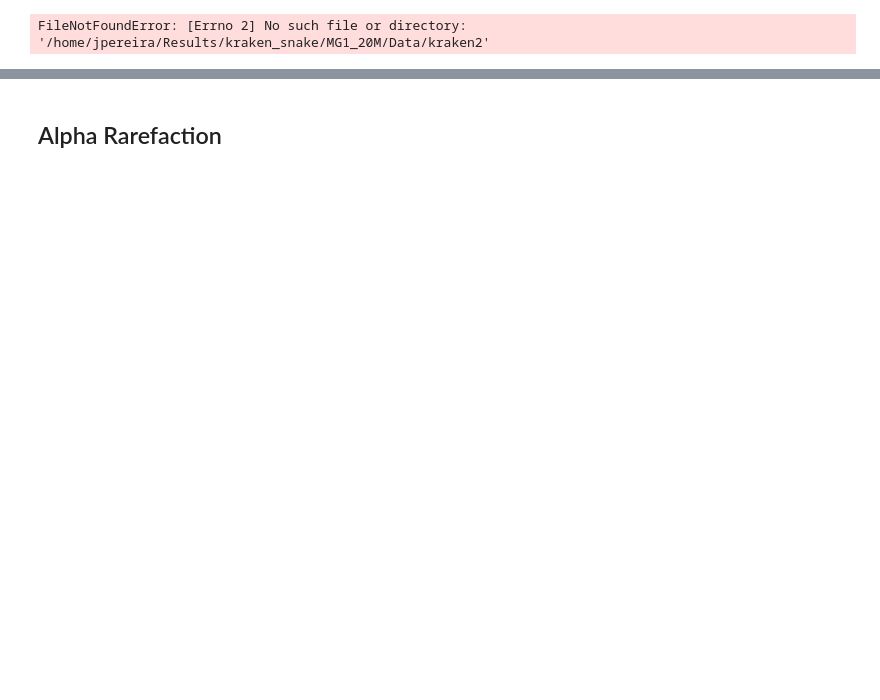
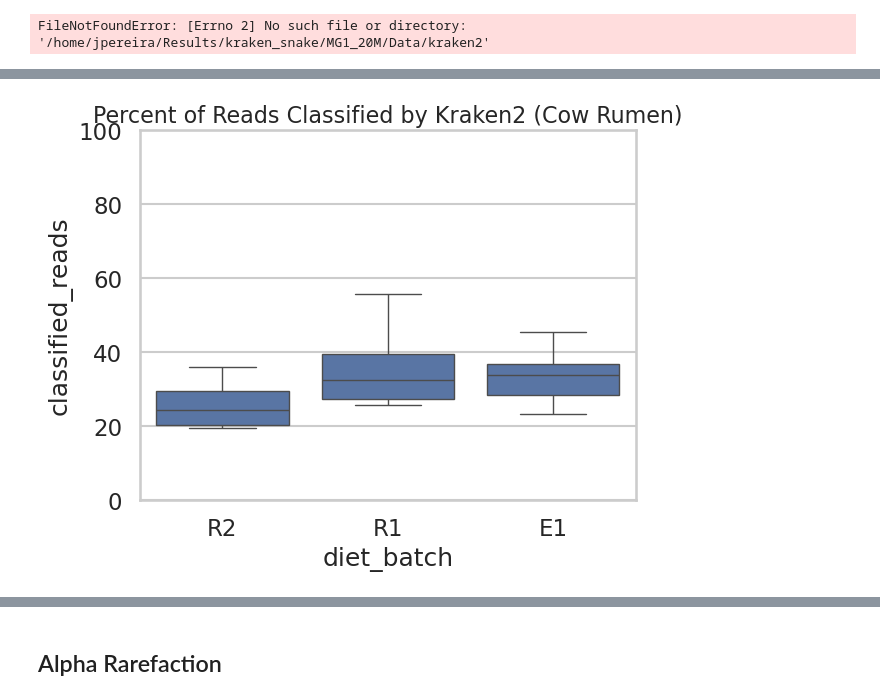
Before and after one commit to JPereira199/kraken_snake, a Jupyter notebook: scripts/old.diversity_clustering.ipynb, the cells around one changed output, grey strips where cells are left out. Cells and saved outputs as stored; diff of their text form; code cells hidden in the pictures; blank space fills up the shorter version.

```diff
--- a/scripts/old.diversity_clustering.ipynb
+++ b/scripts/old.diversity_clustering.ipynb
@@ -821 +984,61 @@ var_table_raw.to_csv(output_pcoa_dir / f"raw.{comparision_name}.tsv", sep='\t')
+# %%
+import subprocess
+from pathlib import Path
+import pandas as pd
+from utils.files_utils import load_metadata
+
+input_kraken_dirs = [
+    Path('/home/jpereira/Results/kraken_snake/MG1_cow_db/Data/kraken2/'),
+    Path('/home/jpereira/Results/kraken_snake/MG2_cow_db/Data/kraken2/')
+]
+input_metadata_tsv = [Path('/home/jpereira/Results/kraken_snake/MG1_MG2_cow_db/Groups/metadata/S/E1/metadata.tsv'),
+                      Path('/home/jpereira/Results/kraken_snake/MG1_MG2_cow_db/Groups/metadata/S/all_R//metadata.tsv')]
+params_id_col = 'mg_work_id'
+params_plot_group = 'diet_batch'
+params_title = 'Percent of Reads Classified by Kraken2 (Cow Rumen)'
+output_dir = Path("/home/jpereira/Results/kraken_snake/MG1_MG2_cow_db/kraken2/")
+
+output_dir.mkdir(exist_ok=True, parents=True)
+
+metadata_df = load_metadata(paths=input_metadata_tsv, id_col=params_id_col, sep='\t')
+
+
+samples, unclassified_percent = [], []
+
+for base in input_kraken_dirs:
+    for sample_dir in base.iterdir():
+        if not sample_dir.is_dir():
+            continue
+
+        report = sample_dir / f"{sample_dir.name}.kraken2.report"
+        if not report.exists():
+            print(f"Missing report for {sample_dir.name}")
+            continue
+
+        cmd = ["awk", '($4 == "U"){print $1}', str(report)]
+        res = subprocess.run(cmd, capture_output=True, text=True, check=True)
+        value = res.stdout.strip()
+        if value == "":
+            print(f"No 'U' line found in {report}")
+            continue
+
+        samples.append(sample_dir.name)
+        unclassified_percent.append(float(value))
+
+df = pd.DataFrame({params_id_col: samples, "unclassified_percent": unclassified_percent}) \
+       .sort_values(params_id_col).reset_index(drop=True)
+df['classified_reads'] = 100 - df['unclassified_percent']
+
+
+
+merge_df = pd.merge(df, metadata_df, on=params_id_col, how='inner' )
+
+sns.boxplot(data=merge_df, x=params_plot_group, y='classified_reads')
+plt.ylim((0,100))
+
+plt.title(params_title, fontsize=16)
+plt.savefig(output_dir / f"kraken2_percent_classified_reads.png")
+plt.show()
+# %% [output]
+[figure, added]
 # %%
```
Also changed, not shown: parts of 27 cells of this notebook, 11 other files.
